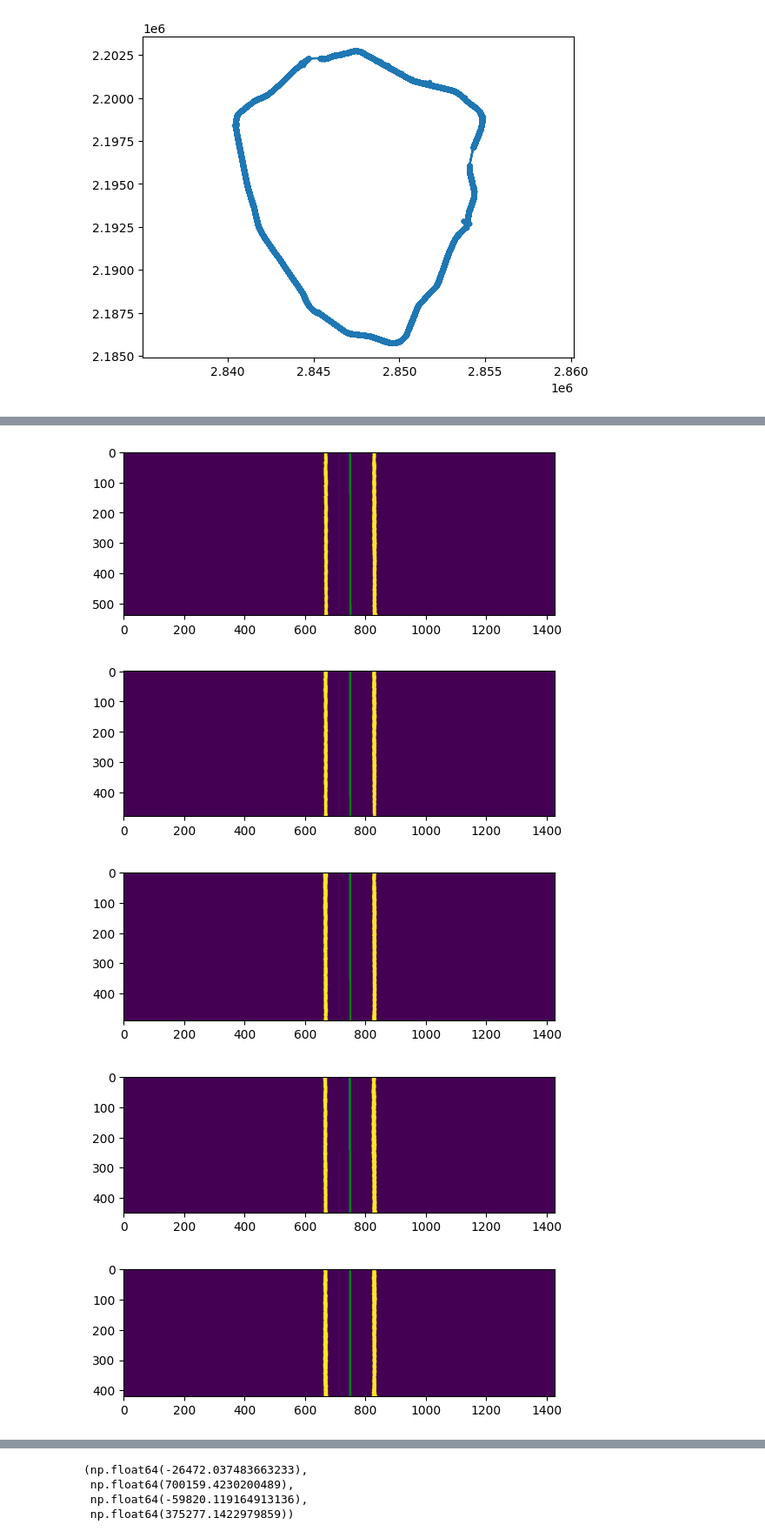
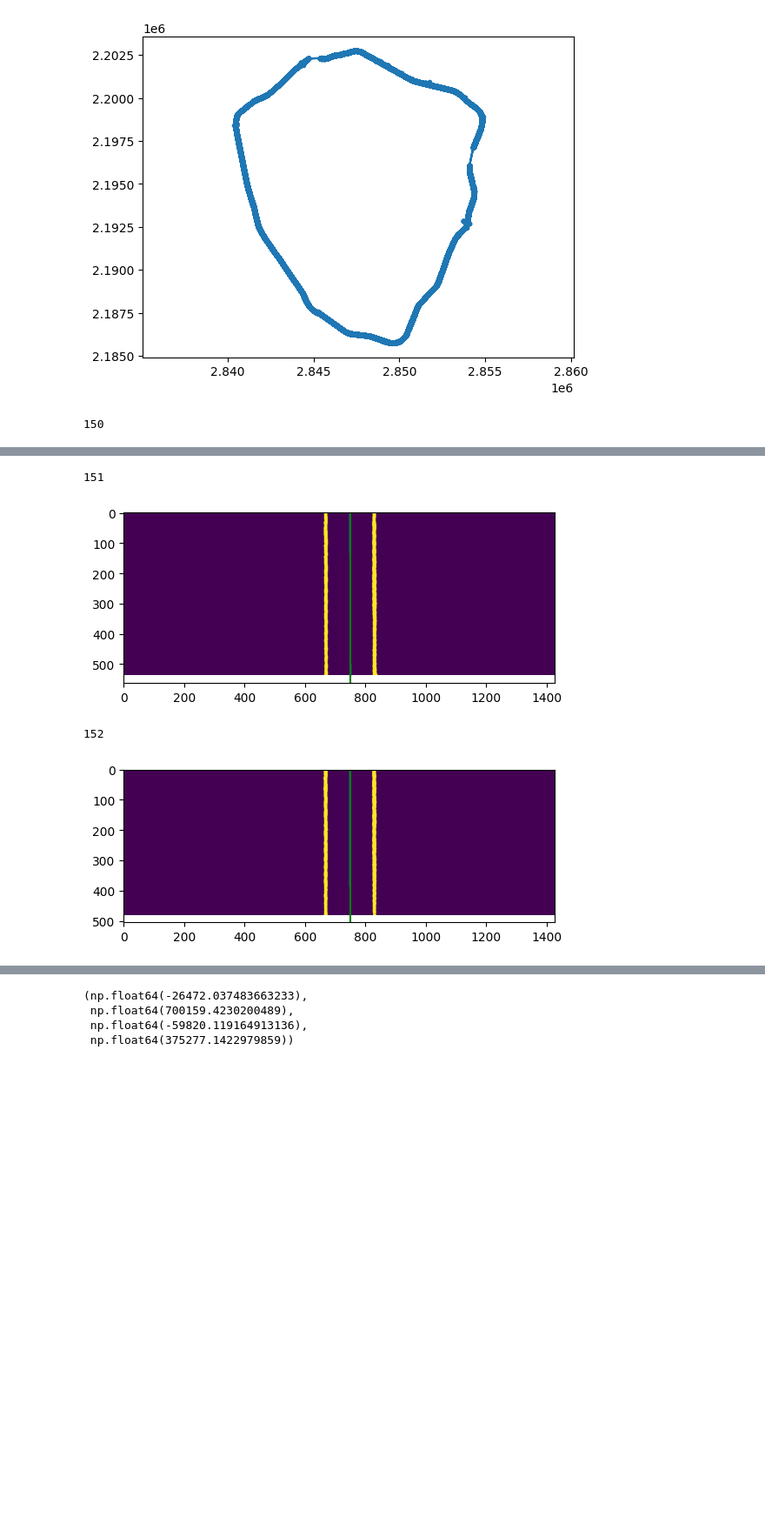
Before and after one commit to Andrudewt/perspective, a Jupyter notebook: proc_1.ipynb, the cells around one changed output, grey strips where cells are left out. Shown at 87% size. Saved outputs shown, nothing was run; the diff lists cells and outputs as text; code cells hidden in the pictures; blank space fills up the shorter version.

```diff
--- a/proc_1.ipynb
+++ b/proc_1.ipynb
@@ -19,12 +19,13 @@ coord = []
 msk_fs = msk_fs  # временно для тестов
 
 for f in msk_fs:
-    match = re.search(r'(\d+\.\d)', f)
+    match = re.search(r'(\d+\.\d{3,})', f)
     if match:
         result = match.group(1)
         coord.append(int(float(result)*1000))  # переводим координаты в мм
 
-print('coord', coord)
+print('coord', coord[:10])
+print('coord', msk_fs[:10])
 
 
 def load_warp(mask_path):
@@ -433,37 +435,38 @@ angle_all = np.zeros((1))
 angle = 0
 coef = 0
 shift = 0
-for i, (m_f, c) in enumerate(zip(msk_fs[0:100], coord[0:100])):  # 0:-1 0:2 13:14 20:22 20:32 29:32
+for i, (m_f, c) in enumerate(zip(msk_fs[0:3], coord[0:3])):  # 0:-1 0:2 13:14 20:22 20:32 29:32
     mask = load_warp(m_f)
     mask = mask[mask.shape[0]-(coord[i+1] - coord[i]): mask.shape[0]+1]  # низ маски. низ - текущ коорд, верх след коорд (включительно)
 
     # mask = bend(mask, shift=2000)  # !! для теста
     _, yx_centr = find_rail_dots(mask, step=200)
 
     # преобразовать ось Y (переворот). Т.к.координаты на маске от нуля вверху,
     # реальные - от нуля внизу, и едем вперед
     yx_centr = yx_centr.T
     _y = yx_centr[:, 0]
     _y = _y[::-1]
     yx_centr[:, 0] = _y
     # ===========================================
 
     # ===========================================
     # лин регрессия
     kb = np.polyfit(yx_centr[:, 0], yx_centr[:, 1], 1)
     f = np.poly1d(kb)
     y_n = np.arange(yx_centr.shape[0])
     x_lin = f(yx_centr[:, 0])
     yx_centr[:, 1] = x_lin
     # ===========================================
+    print(i+150)
     plt.imshow(resize(mask))
     plt.plot(yx_centr[:, 1]//10, yx_centr[:, 0][::-1]//10)
     plt.axvline((mask.shape[1] // 20)+38, c='g')
     plt.show()
 # %% [output]
+150
 [figure]
+151
-[figure, old version]
+[figure, new version]
+152
-[figure, old version]
+[figure, new version]
-[figure, removed]
-[figure, removed]
-[figure, removed]
```
Also changed, not shown: parts of 7 cells of this notebook.
